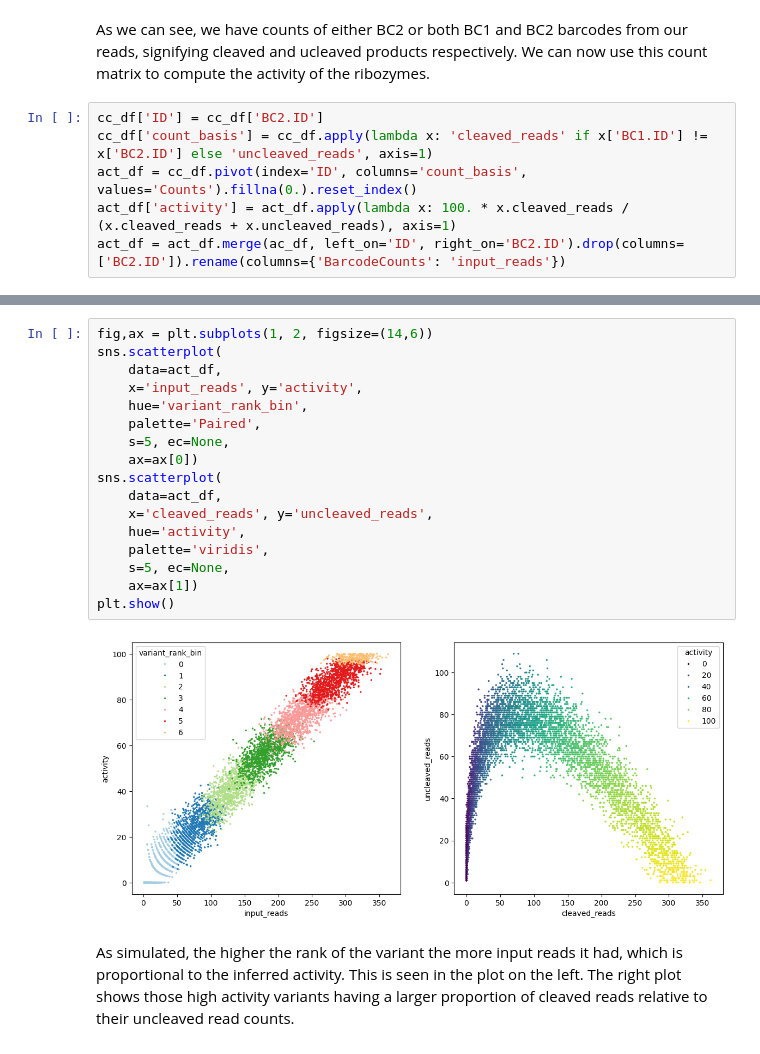
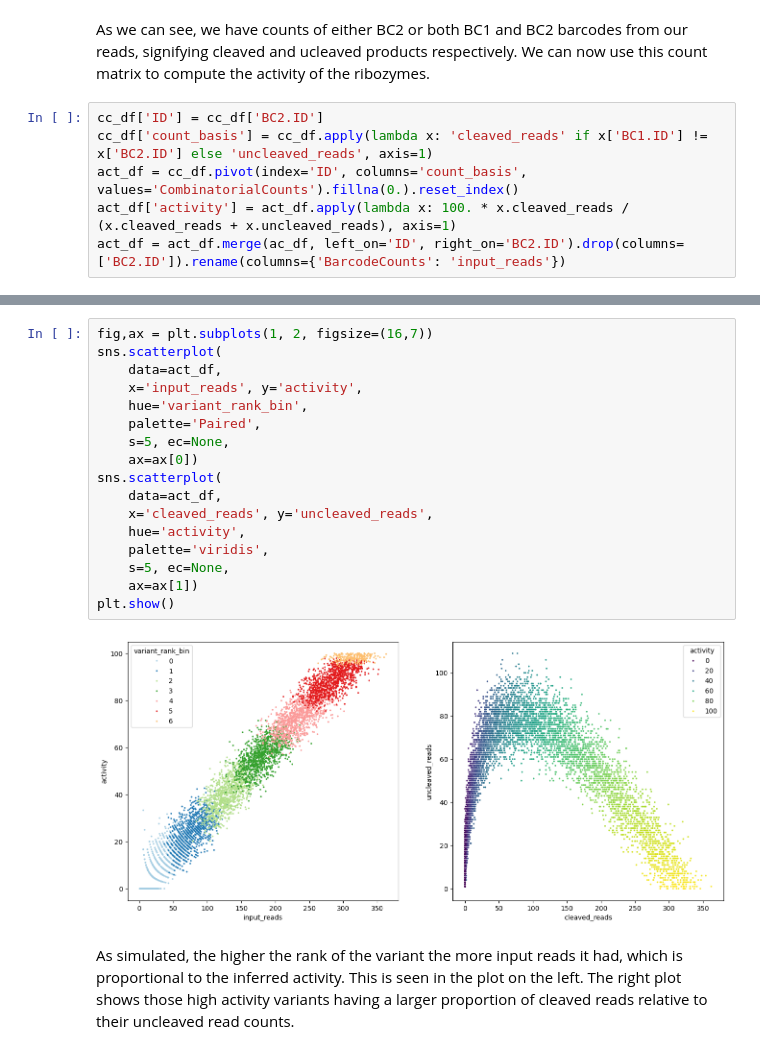
Before and after one commit to ayaanhossain/oligopool, a Jupyter notebook: examples/OligopoolCalculatorInAction.ipynb, the cells around one changed output, grey strips where cells are left out. Cells and saved outputs as stored; diff of their text form.

```diff
--- a/examples/OligopoolCalculatorInAction.ipynb
+++ b/examples/OligopoolCalculatorInAction.ipynb
@@ -1262,7 +1263,7 @@ As we can see, we have counts of either BC2 or both BC1 and BC2 barcodes from ou
 # %%
 cc_df['ID'] = cc_df['BC2.ID']
 cc_df['count_basis'] = cc_df.apply(lambda x: 'cleaved_reads' if x['BC1.ID'] != x['BC2.ID'] else 'uncleaved_reads', axis=1)
-act_df = cc_df.pivot(index='ID', columns='count_basis', values='Counts').fillna(0.).reset_index()
+act_df = cc_df.pivot(index='ID', columns='count_basis', values='CombinatorialCounts').fillna(0.).reset_index()
 act_df['activity'] = act_df.apply(lambda x: 100. * x.cleaved_reads / (x.cleaved_reads + x.uncleaved_reads), axis=1)
 act_df = act_df.merge(ac_df, left_on='ID', right_on='BC2.ID').drop(columns=['BC2.ID']).rename(columns={'BarcodeCounts': 'input_reads'})
 # %%
@@ -1275,24 +1276,24 @@ act_df.tail(5)
 | 6208 | ribozyme_6231 | 331.0 | 1.0 | 99.698795 | 332 | 332 | 6231 | ... |
 | 6209 | ribozyme_6232 | 287.0 | 0.0 | 100.000000 | 287 | 287 | 6232 | ... |
 # %%
-fig,ax = plt.subplots(1, 2, figsize=(14,6))
+fig,ax = plt.subplots(1, 2, figsize=(16,7))
 sns.scatterplot(
     data=act_df,
     x='input_reads', y='activity',
     hue='variant_rank_bin',
     palette='Paired',
     s=5, ec=None,
     ax=ax[0])
 sns.scatterplot(
     data=act_df,
     x='cleaved_reads', y='uncleaved_reads',
     hue='activity',
     palette='viridis',
     s=5, ec=None,
     ax=ax[1])
 plt.show()
 # %% [output]
-[figure, old version]
+[figure, new version]
 # %% [markdown]
 As simulated, the higher the rank of the variant the more input reads it had, which is proportional to the inferred activity. This is seen in the plot on the left. The right plot shows those high activity variants having a larger proportion of cleaved reads relative to their uncleaved read counts.
 # %% [markdown]
```
Also changed, not shown: parts of 40 cells of this notebook, 23 other files.
